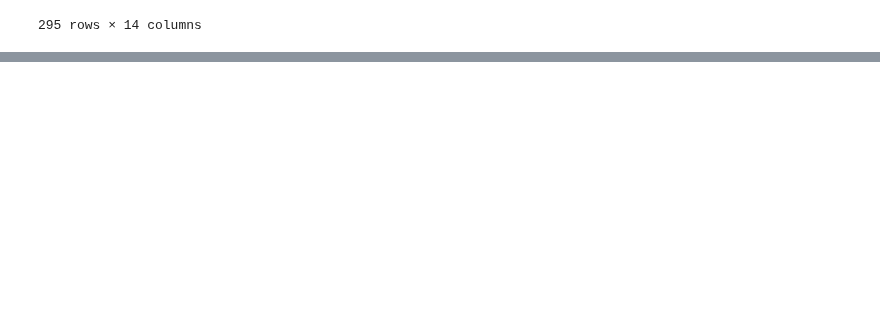
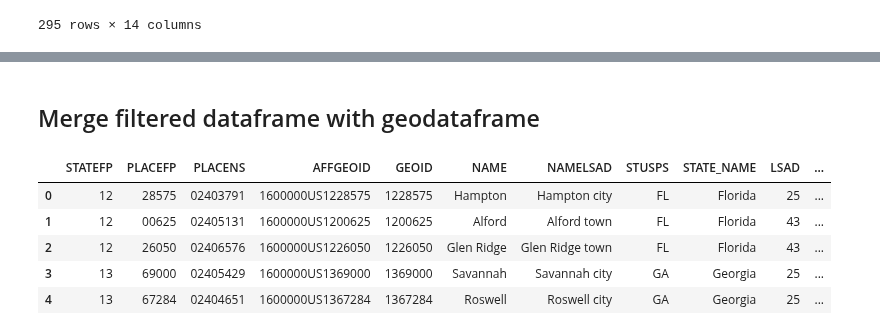
Before and after one commit to zac-stanley/us-communities-fire, a Jupyter notebook: notebooks/zs_zonal_statistics.ipynb, the cells around one changed output, grey strips where cells are left out. Saved outputs shown, nothing was run; the diff lists cells and outputs as text; code cells hidden in the pictures; blank space fills up the shorter version.

```diff
--- a/notebooks/zs_zonal_statistics.ipynb
+++ b/notebooks/zs_zonal_statistics.ipynb
@@ -173,0 +196,2 @@ fire_risk_cdps = fire_risk_cdps[(fire_risk_cdps['majority'] >= 3) & (fire_risk_c
+# %% [markdown]
+## Merge filtered dataframe with geodataframe
@@ -173,0 +201,10 @@ fire_risk_cdps = fire_risk_cdps[(fire_risk_cdps['majority'] >= 3) & (fire_risk_c
+# %%
+# look at the head of the geodataframe
+cdps.head()
+# %% [output]
+|  | STATEFP | PLACEFP | PLACENS | AFFGEOID | GEOID | NAME | NAMELSAD | STUSPS | STATE_NAME | LSAD | ... |
+| 0 | 12 | 28575 | 02403791 | 1600000US1228575 | 1228575 | Hampton | Hampton city | FL | Florida | 25 | ... |
+| 1 | 12 | 00625 | 02405131 | 1600000US1200625 | 1200625 | Alford | Alford town | FL | Florida | 43 | ... |
+| 2 | 12 | 26050 | 02406576 | 1600000US1226050 | 1226050 | Glen Ridge | Glen Ridge town | FL | Florida | 43 | ... |
+| 3 | 13 | 69000 | 02405429 | 1600000US1369000 | 1369000 | Savannah | Savannah city | GA | Georgia | 25 | ... |
+| 4 | 13 | 67284 | 02404651 | 1600000US1367284 | 1367284 | Roswell | Roswell city | GA | Georgia | 25 | ... |
```
Also changed, not shown: parts of 9 cells of this notebook, 1 other file.
